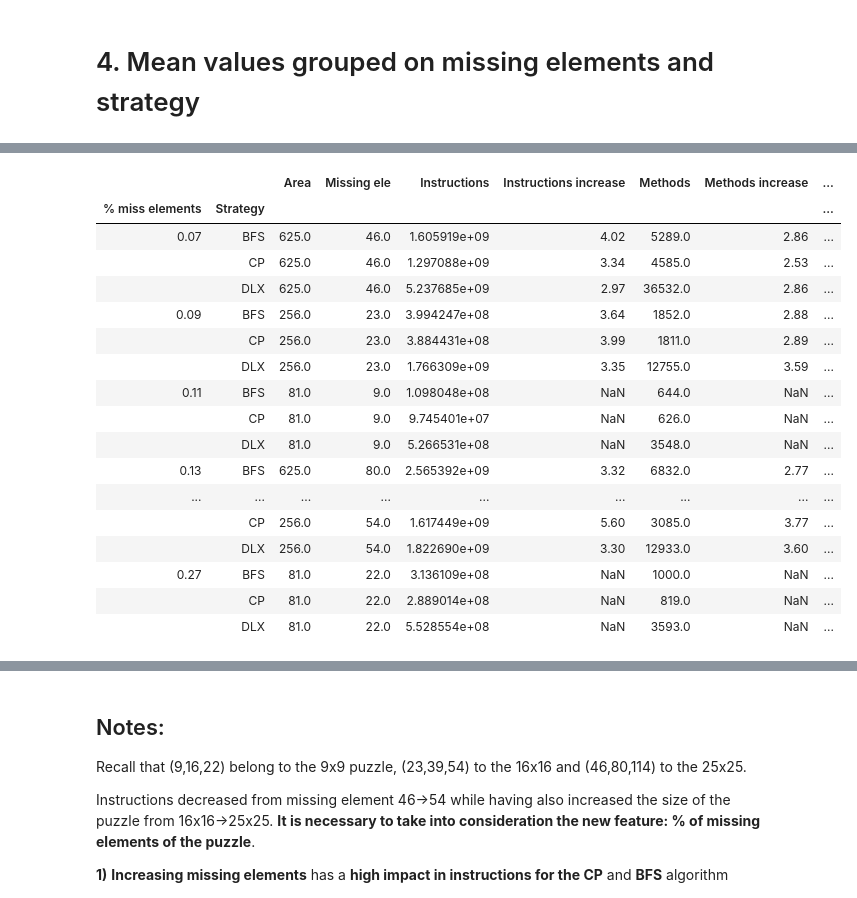
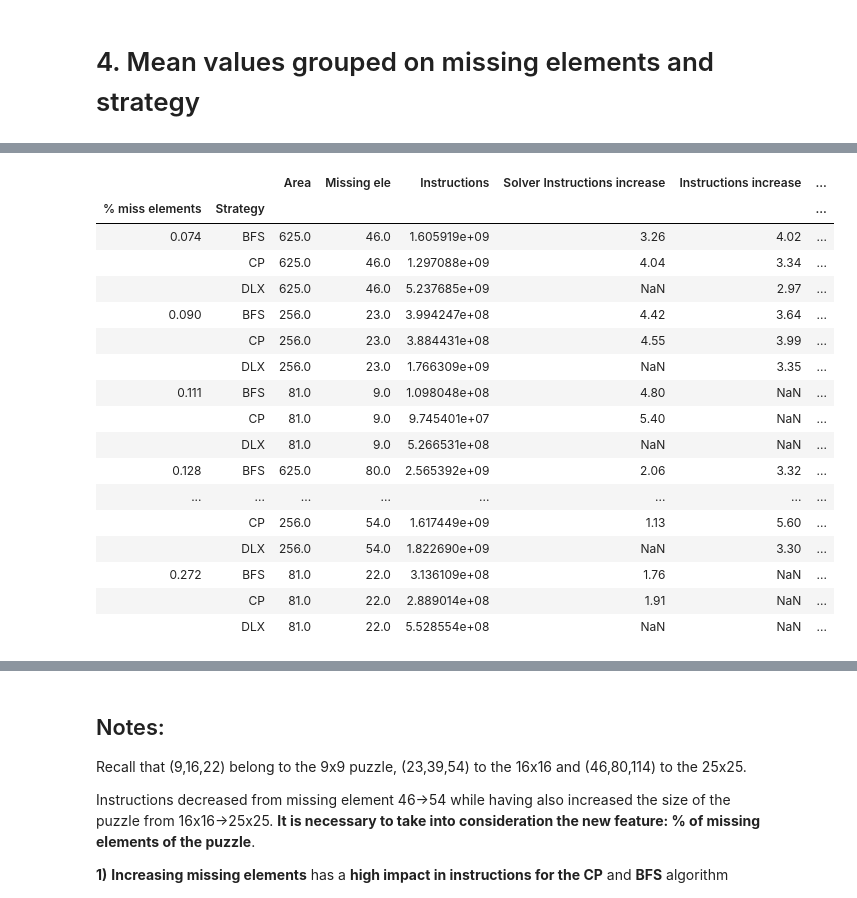
Before and after one commit to AndreGodinho7/SudokuCloud, a Jupyter notebook: cnv/Measurements analysis.ipynb, the cells around one changed output, grey strips where cells are left out. Cells and saved outputs as stored; diff of their text form; code cells hidden in the pictures.

```diff
--- a/cnv/Measurements analysis.ipynb
+++ b/cnv/Measurements analysis.ipynb
@@ -7,6 +7,6 @@ import matplotlib.pyplot as plt
 # %% [markdown]
 # 2. Load measurements data
 # %%
-measurements = pd.read_excel("Metrics.xlsx").round(2)
+measurements = pd.read_excel("Metrics.xlsx").round(3)
 measurements
 # %% [output]
@@ -101,34 +101,40 @@ sec41
 # %%
-sec42 = measurements.groupby(['% miss elements','Strategy'], as_index=True)['Area','Missing ele','Instructions','Methods','Blocks',
+sec42 = measurements.groupby(['% miss elements','Strategy'], as_index=True)['Area','Missing ele','Instructions','Methods','Cost','avg inst/method','Blocks',
                                                  'Field load','Field store', 'Regular load','Regular store',
                                                 'new', 'newarray'].mean().round(0)
 a,b = sec42.iloc[[15,16,17]], sec42.iloc[[18,19,20]]
 
 temp = sec42.iloc[[15,16,17]].copy()
 sec42.iloc[[15,16,17]] = b.values
 sec42.iloc[[18,19,20]] = temp.values
 
-methods_ratio, instructions_ratio = getRatios1(sec42['Methods'], sec42['Instructions'])
+methods_ratio, instructions_ratio, cost_ratio = getRatios1(sec42['Methods'], sec42['Instructions'],sec42['Cost'])
 sec42.insert(3,"Instructions increase", instructions_ratio)
 sec42.insert(5,"Methods increase", methods_ratio)
+sec42.insert(7,"Cost increase", cost_ratio)
+inst_ratio, meth_ratio, co_ratio = getRatios3(sec42['Instructions'], sec42['Methods'], sec42['Cost'])
+sec42.insert(3,"Solver Instructions increase", inst_ratio)
+sec42.insert(6,"Solver Methods increase", meth_ratio)
+sec42.insert(9,"Solver Cost increase", co_ratio)
+
 
 sec42
 # %% [output]
-|  |  | Area | Missing ele | Instructions | Instructions increase | Methods | Methods increase | ... |
-| % miss elements | Strategy |  |  |  |  |  |  | ... |
-| 0.07 | BFS | 625.0 | 46.0 | 1.605919e+09 | 4.02 | 5289.0 | 2.86 | ... |
-|  | CP | 625.0 | 46.0 | 1.297088e+09 | 3.34 | 4585.0 | 2.53 | ... |
-|  | DLX | 625.0 | 46.0 | 5.237685e+09 | 2.97 | 36532.0 | 2.86 | ... |
-| 0.09 | BFS | 256.0 | 23.0 | 3.994247e+08 | 3.64 | 1852.0 | 2.88 | ... |
-|  | CP | 256.0 | 23.0 | 3.884431e+08 | 3.99 | 1811.0 | 2.89 | ... |
-|  | DLX | 256.0 | 23.0 | 1.766309e+09 | 3.35 | 12755.0 | 3.59 | ... |
-| 0.11 | BFS | 81.0 | 9.0 | 1.098048e+08 | NaN | 644.0 | NaN | ... |
-|  | CP | 81.0 | 9.0 | 9.745401e+07 | NaN | 626.0 | NaN | ... |
-|  | DLX | 81.0 | 9.0 | 5.266531e+08 | NaN | 3548.0 | NaN | ... |
-| 0.13 | BFS | 625.0 | 80.0 | 2.565392e+09 | 3.32 | 6832.0 | 2.77 | ... |
-| ... | ... | ... | ... | ... | ... | ... | ... | ... |
-|  | CP | 256.0 | 54.0 | 1.617449e+09 | 5.60 | 3085.0 | 3.77 | ... |
-|  | DLX | 256.0 | 54.0 | 1.822690e+09 | 3.30 | 12933.0 | 3.60 | ... |
-| 0.27 | BFS | 81.0 | 22.0 | 3.136109e+08 | NaN | 1000.0 | NaN | ... |
-|  | CP | 81.0 | 22.0 | 2.889014e+08 | NaN | 819.0 | NaN | ... |
-|  | DLX | 81.0 | 22.0 | 5.528554e+08 | NaN | 3593.0 | NaN | ... |
+|  |  | Area | Missing ele | Instructions | Solver Instructions increase | Instructions increase | ... |
+| % miss elements | Strategy |  |  |  |  |  | ... |
+| 0.074 | BFS | 625.0 | 46.0 | 1.605919e+09 | 3.26 | 4.02 | ... |
+|  | CP | 625.0 | 46.0 | 1.297088e+09 | 4.04 | 3.34 | ... |
+|  | DLX | 625.0 | 46.0 | 5.237685e+09 | NaN | 2.97 | ... |
+| 0.090 | BFS | 256.0 | 23.0 | 3.994247e+08 | 4.42 | 3.64 | ... |
+|  | CP | 256.0 | 23.0 | 3.884431e+08 | 4.55 | 3.99 | ... |
+|  | DLX | 256.0 | 23.0 | 1.766309e+09 | NaN | 3.35 | ... |
+| 0.111 | BFS | 81.0 | 9.0 | 1.098048e+08 | 4.80 | NaN | ... |
+|  | CP | 81.0 | 9.0 | 9.745401e+07 | 5.40 | NaN | ... |
+|  | DLX | 81.0 | 9.0 | 5.266531e+08 | NaN | NaN | ... |
+| 0.128 | BFS | 625.0 | 80.0 | 2.565392e+09 | 2.06 | 3.32 | ... |
+| ... | ... | ... | ... | ... | ... | ... | ... |
+|  | CP | 256.0 | 54.0 | 1.617449e+09 | 1.13 | 5.60 | ... |
+|  | DLX | 256.0 | 54.0 | 1.822690e+09 | NaN | 3.30 | ... |
+| 0.272 | BFS | 81.0 | 22.0 | 3.136109e+08 | 1.76 | NaN | ... |
+|  | CP | 81.0 | 22.0 | 2.889014e+08 | 1.91 | NaN | ... |
+|  | DLX | 81.0 | 22.0 | 5.528554e+08 | NaN | NaN | ... |
```
Also changed, not shown: parts of 10 cells of this notebook, 25 other files.
